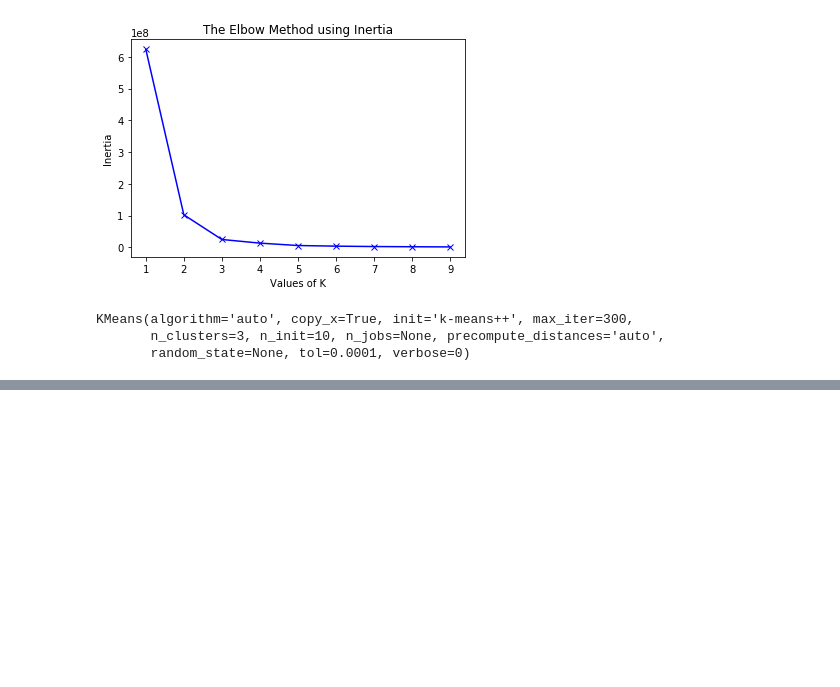
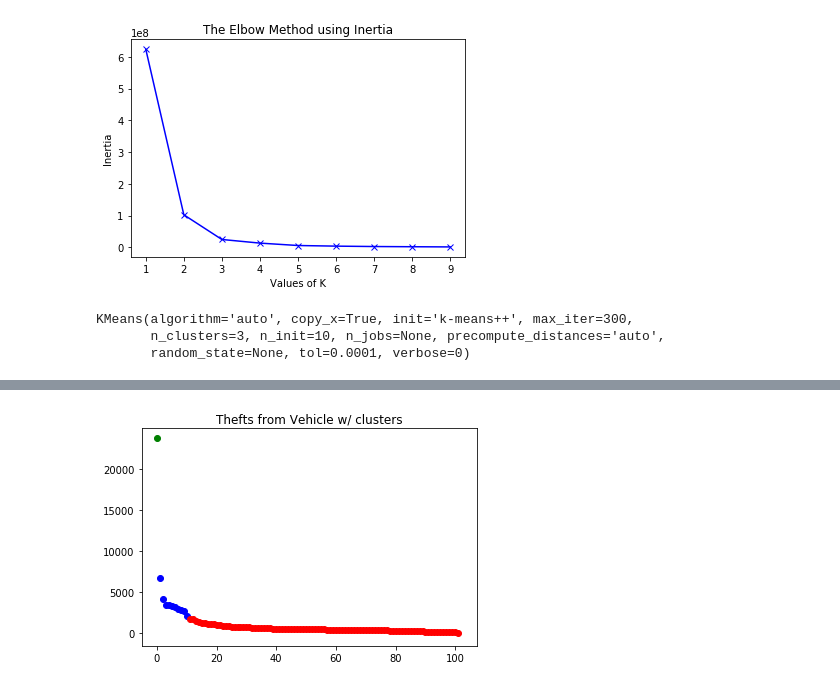
Before and after one commit to ZarifS/crime-stats, a Jupyter notebook: machine_learning/clustering/K-means-clustering.ipynb, the cells around one changed output, grey strips where cells are left out. Saved outputs shown, nothing was run; the diff lists cells and outputs as text; code cells hidden in the pictures; blank space fills up the shorter version.

Commit message:
done with k means clustering technique

```diff
--- a/machine_learning/clustering/K-means-clustering.ipynb
+++ b/machine_learning/clustering/K-means-clustering.ipynb
@@ -28,8 +28,8 @@ plt.show()
 # %%
 #one hot encode the data
-x = pd.get_dummies(x)
+one_hot_encoded = pd.get_dummies(x)
 
-x.head()
+one_hot_encoded.head()
 # %% [output]
 |  | theft_from_vehicle_counts | Neighborhood_Arbutus Ridge | Neighborhood_Central Business Dis... | Neighborhood_Dunbar-Southlands | ... |
 | 0 | 23777 | 0 | 1 | 0 | ... |
@@ -48,15 +48,15 @@ K = range(1,10)
 
 for k in K:
     #Building and fitting the model
-    kmeanModel = KMeans(n_clusters=k).fit(x)
-    kmeanModel.fit(x)
+    kmeanModel = KMeans(n_clusters=k).fit(one_hot_encoded)
+    kmeanModel.fit(one_hot_encoded)
 
-    distortions.append(sum(np.min(cdist(x, kmeanModel.cluster_centers_,
-                      'euclidean'),axis=1)) / x.shape[0])
+    distortions.append(sum(np.min(cdist(one_hot_encoded, kmeanModel.cluster_centers_,
+                      'euclidean'),axis=1)) / one_hot_encoded.shape[0])
     inertias.append(kmeanModel.inertia_)
 
-    mapping1[k] = sum(np.min(cdist(x, kmeanModel.cluster_centers_,
-                 'euclidean'),axis=1)) / x.shape[0]
+    mapping1[k] = sum(np.min(cdist(one_hot_encoded, kmeanModel.cluster_centers_,
+                 'euclidean'),axis=1)) / one_hot_encoded.shape[0]
     mapping2[k] = kmeanModel.inertia_
 # %%
 #code is from: https://www.geeksforgeeks.org/elbow-method-for-optimal-value-of-k-in-kmeans/
@@ -78,13 +78,13 @@ plt.show()
 [figure]
 # %%
 #After k = 3 is chosen
-kmeanModel = KMeans(n_clusters=3).fit(x)
-kmeanModel.fit(x)
+kmeanModel = KMeans(n_clusters=3).fit(one_hot_encoded)
+kmeanModel.fit(one_hot_encoded)
 # %% [output]
 KMeans(algorithm='auto', copy_x=True, init='k-means++', max_iter=300,
        n_clusters=3, n_init=10, n_jobs=None, precompute_distances='auto',
        random_state=None, tol=0.0001, verbose=0)
 # %%
-len(kmeanModel.labels_)
-len(x)
+x['cluster'] = kmeanModel.labels_
+x.head()
 # %% [output]
@@ -91,0 +97,12 @@ len(x)
+# %%
+#Plot data with clusters
+my_colors = {0:'red', 1:'green', 2:'blue'}
+plt.plot()
+plt.title('Thefts from Vehicle w/ clusters')
+
+for idx, sample in enumerate(x.values):
+    plt.scatter(idx, sample[1], color=my_colors.get(sample[2]))
+
+plt.show()
+# %% [output]
+[figure, added]
```
Also changed, not shown: parts of 2 cells of this notebook, 1 other file.
